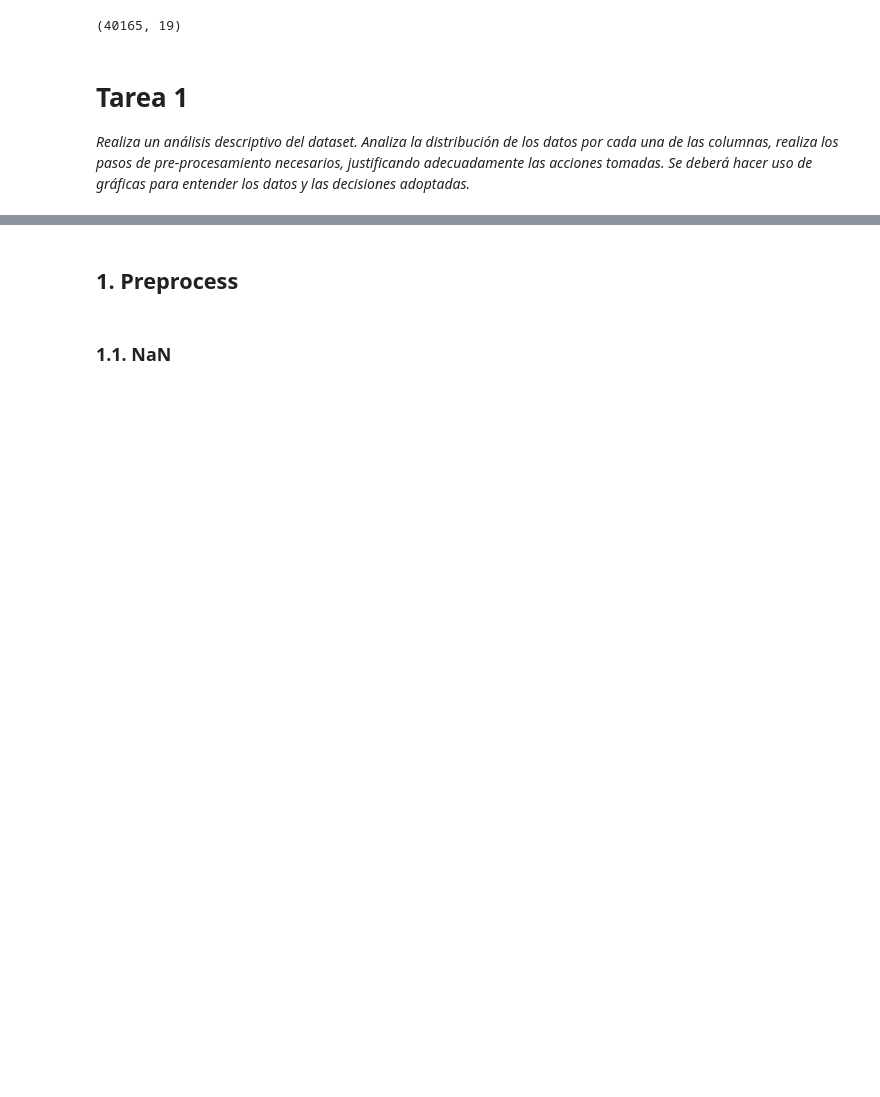
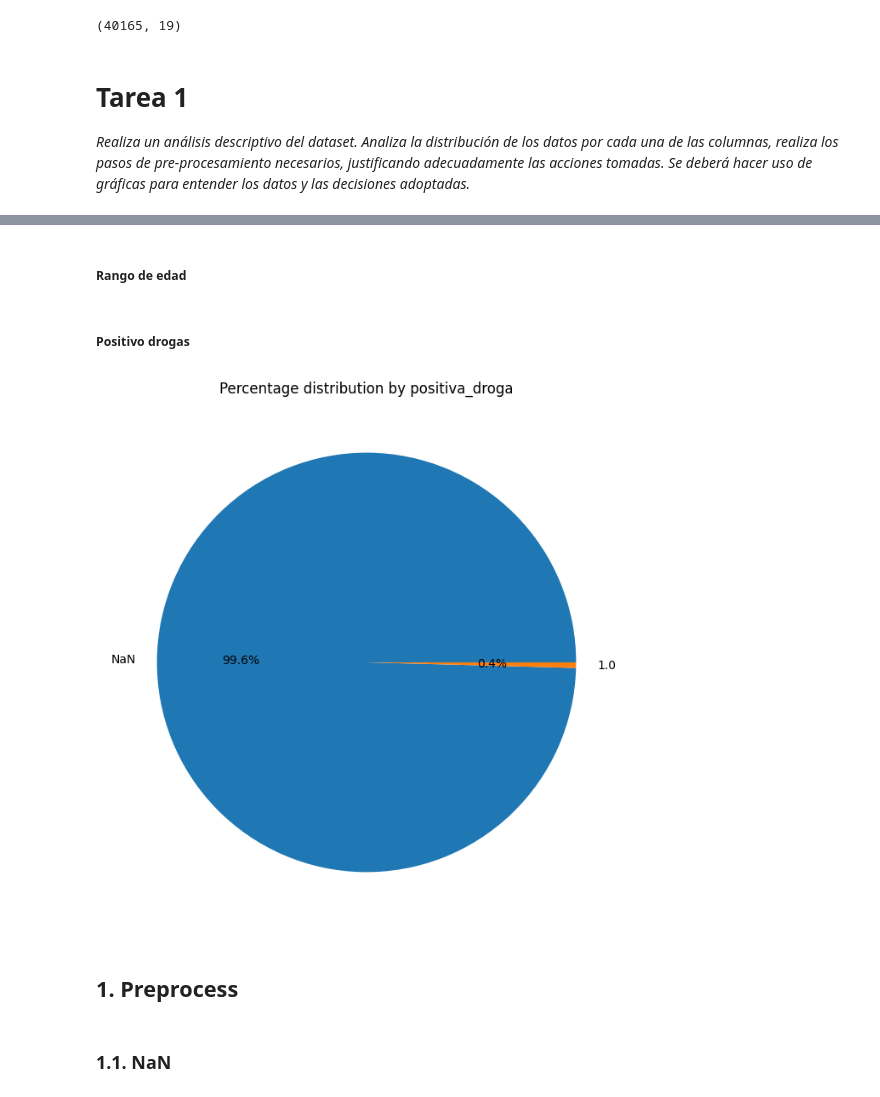
Before and after one commit to kliniik/Practica_AAI_2, a Jupyter notebook: 1_jerarquico.ipynb, the cells around one changed output, grey strips where cells are left out. Saved outputs shown, nothing was run; the diff lists cells and outputs as text; code cells hidden in the pictures; blank space fills up the shorter version.

```diff
--- a/1_jerarquico.ipynb
+++ b/1_jerarquico.ipynb
@@ -29,3 +112,11 @@ entender los datos y las decisiones adoptadas.*
+# %% [markdown]
+##### Rango de edad
+# %% [markdown]
+##### Positivo drogas
+# %%
+pie_categorical('positiva_droga')
+# %% [output]
+[figure, added]
 # %% [markdown]
 ## 1. Preprocess
 # %% [markdown]
```
Also changed, not shown: parts of 78 cells of this notebook.
